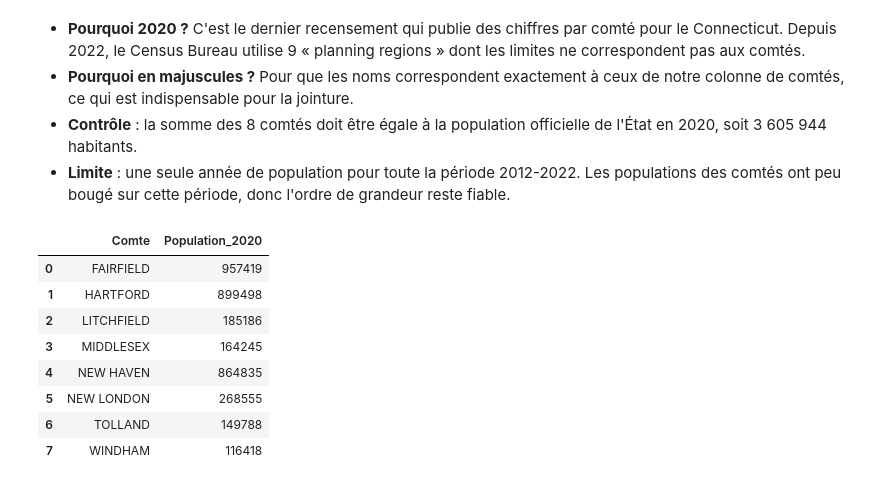
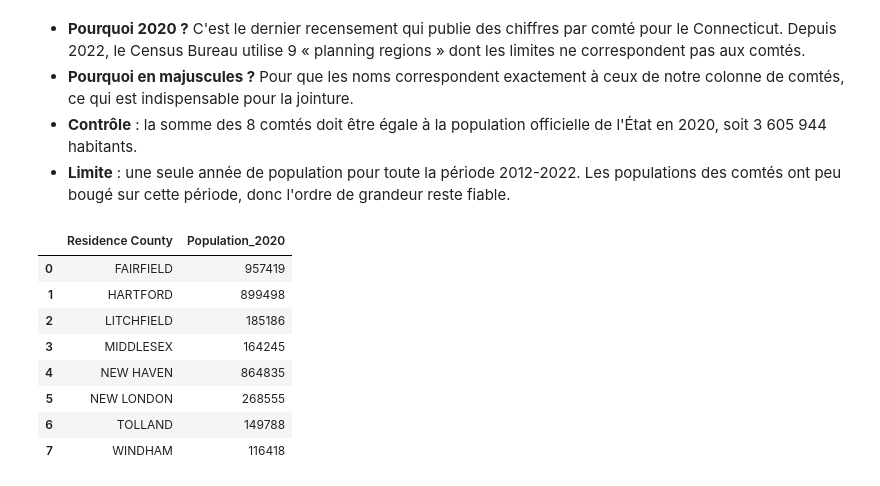
Before and after one commit to NoeChv-n/projet-analyse-overdose, a Jupyter notebook: notebooks/03_analyse.ipynb, the cells around one changed output. Drawn from its saved outputs; the diff is of its cells as text; code cells hidden in the pictures.

```diff
--- a/notebooks/03_analyse.ipynb
+++ b/notebooks/03_analyse.ipynb
@@ -457,15 +435,15 @@ Le dataset ne contient que des décès. Pour calculer un taux, on ajoute une pet
 - **Limite** : une seule année de population pour toute la période 2012-2022. Les populations des comtés ont peu bougé sur cette période, donc l'ordre de grandeur reste fiable.
 # %%
 population_comtes = pd.DataFrame({
-    "Comte": ["FAIRFIELD", "HARTFORD", "LITCHFIELD", "MIDDLESEX",
+    "Residence County": ["FAIRFIELD", "HARTFORD", "LITCHFIELD", "MIDDLESEX",
               "NEW HAVEN", "NEW LONDON", "TOLLAND", "WINDHAM"],
     "Population_2020": [957419, 899498, 185186, 164245,
                         864835, 268555, 149788, 116418],
 })
 assert population_comtes["Population_2020"].sum() == 3605944
 population_comtes
 # %% [output]
-|  | Comte | Population_2020 |
+|  | Residence County | Population_2020 |
 | 0 | FAIRFIELD | 957419 |
 | 1 | HARTFORD | 899498 |
 | 2 | LITCHFIELD | 185186 |
```
Also changed, not shown: parts of 8 cells of this notebook, 2 other files.
